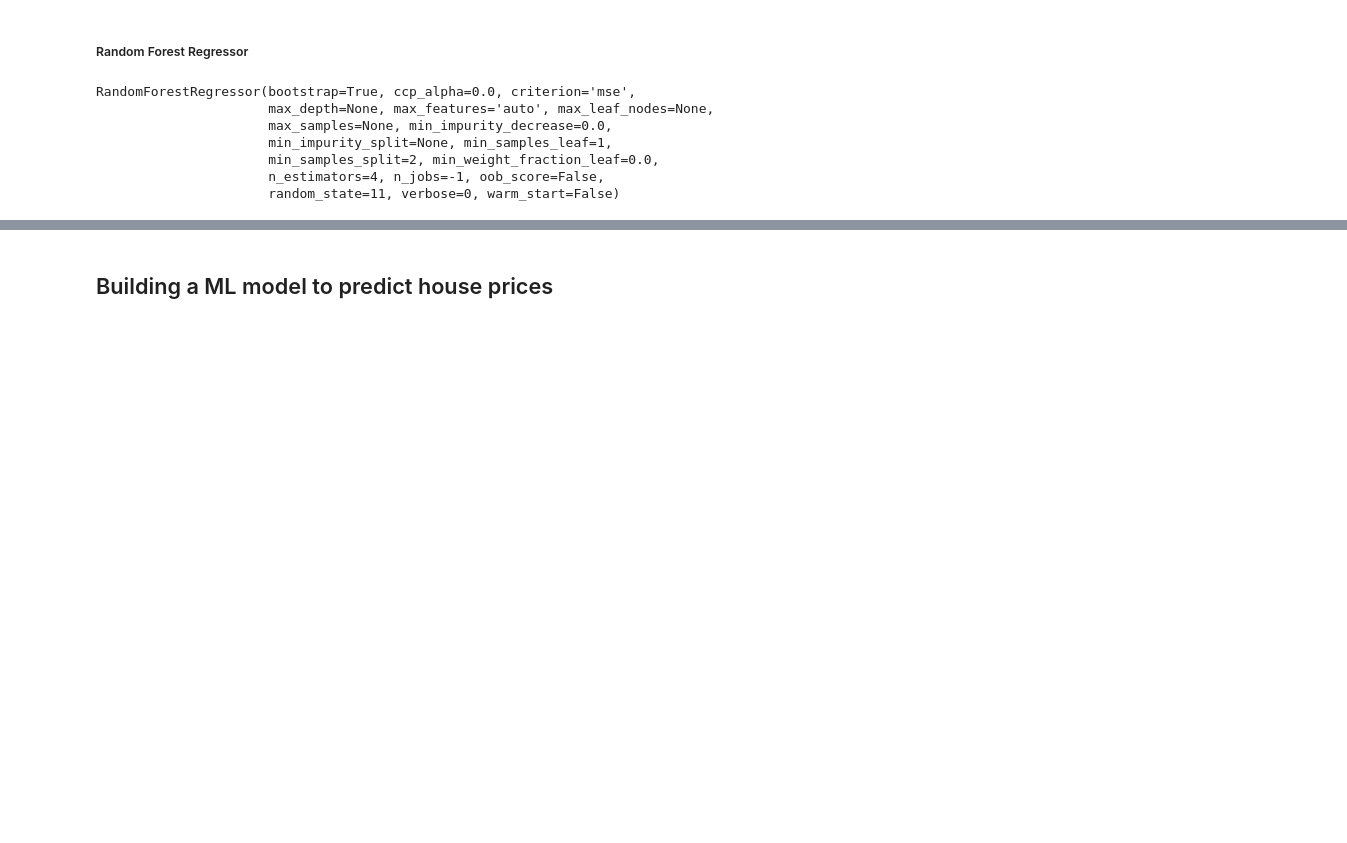
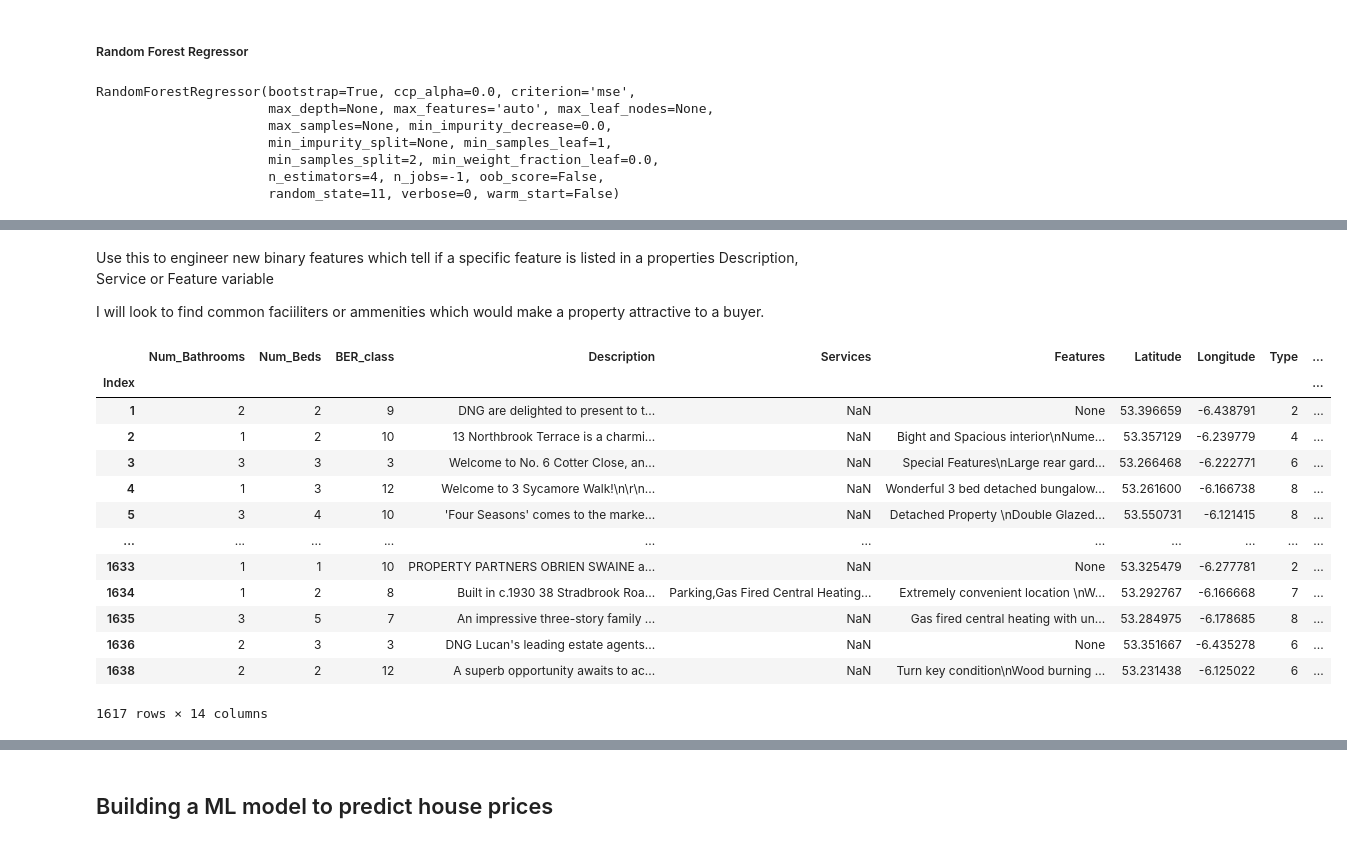
Before and after one commit to barrytl/ET5003_SEM1_2021-2, a Jupyter notebook: Week-5/ET5003_KaggleCompetition.ipynb, the cells around one changed output, grey strips where cells are left out. Saved outputs shown, nothing was run; the diff lists cells and outputs as text; code cells hidden in the pictures; blank space fills up the shorter version.

```diff
--- a/Week-5/ET5003_KaggleCompetition.ipynb
+++ b/Week-5/ET5003_KaggleCompetition.ipynb
@@ -721,0 +749,29 @@ word_count = CV
+# %% [markdown]
+Use this to engineer new binary features which tell if a specific feature is listed in a properties Description, Service or Feature variable
+
+I will look to find common faciiliters or ammenities which would make a property attractive to a buyer.
+# %%
+df_train = df_train.join(pd.DataFrame({
+    'has_garden':0,
+    'near_transport':0,
+    'near_school':0,
+    'amenities_nearby':0,
+},index=df_train))
+
+#df_train = df_train.join(new_features_df)
+df_train
+# %% [output]
+|  | Num_Bathrooms | Num_Beds | BER_class | Description | Services | Features | Latitude | Longitude | Type | ... |
+| Index |  |  |  |  |  |  |  |  |  | ... |
+| 1 | 2 | 2 | 9 | DNG are delighted to present to t... | NaN | None | 53.396659 | -6.438791 | 2 | ... |
+| 2 | 1 | 2 | 10 | 13 Northbrook Terrace is a charmi... | NaN | Bight and Spacious interior\nNume... | 53.357129 | -6.239779 | 4 | ... |
+| 3 | 3 | 3 | 3 | Welcome to No. 6 Cotter Close, an... | NaN | Special Features\nLarge rear gard... | 53.266468 | -6.222771 | 6 | ... |
+| 4 | 1 | 3 | 12 | Welcome to 3 Sycamore Walk!\n\r\n... | NaN | Wonderful 3 bed detached bungalow... | 53.261600 | -6.166738 | 8 | ... |
+| 5 | 3 | 4 | 10 | 'Four Seasons' comes to the marke... | NaN | Detached Property \nDouble Glazed... | 53.550731 | -6.121415 | 8 | ... |
+| ... | ... | ... | ... | ... | ... | ... | ... | ... | ... | ... |
+| 1633 | 1 | 1 | 10 | PROPERTY PARTNERS OBRIEN SWAINE a... | NaN | None | 53.325479 | -6.277781 | 2 | ... |
+| 1634 | 1 | 2 | 8 | Built in c.1930 38 Stradbrook Roa... | Parking,Gas Fired Central Heating... | Extremely convenient location \nW... | 53.292767 | -6.166668 | 7 | ... |
+| 1635 | 3 | 5 | 7 | An impressive three-story family ... | NaN | Gas fired central heating with un... | 53.284975 | -6.178685 | 8 | ... |
+| 1636 | 2 | 3 | 3 | DNG Lucan's leading estate agents... | NaN | None | 53.351667 | -6.435278 | 6 | ... |
+| 1638 | 2 | 2 | 12 | A superb opportunity awaits to ac... | NaN | Turn key condition\nWood burning ... | 53.231438 | -6.125022 | 6 | ... |
+1617 rows × 14 columns
```
Also changed, not shown: parts of 21 cells of this notebook.
